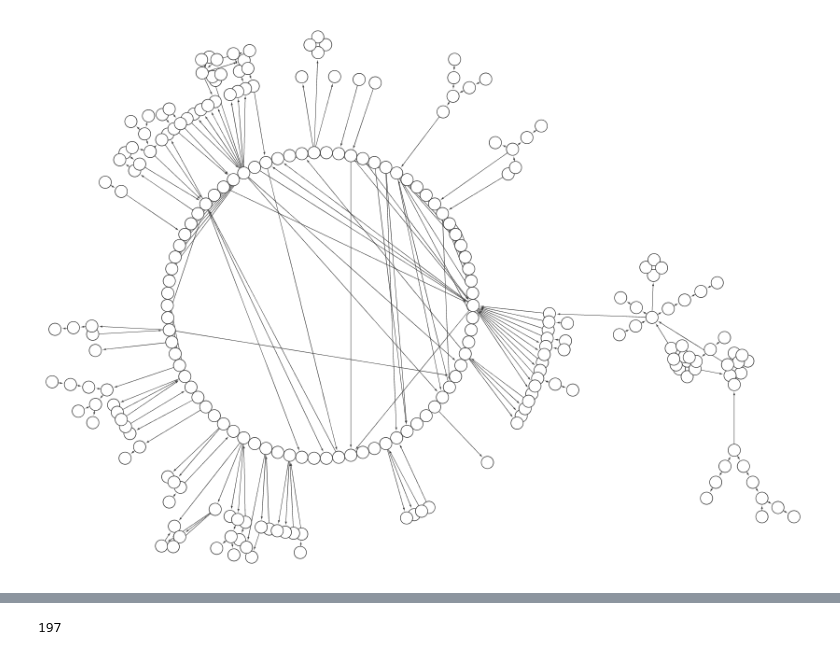
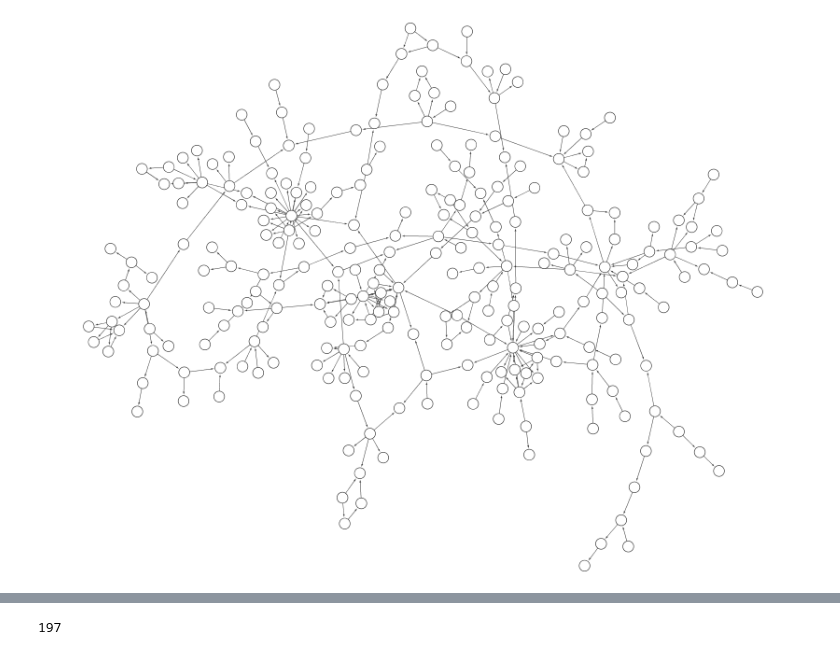
Before and after one commit to idekerlab/vizbi-2015, a Jupyter notebook: tutorials/Lesson_2_Graph_Libraries.ipynb, the cells around one changed output, grey strips where cells are left out. Drawn from its saved outputs; the diff is of its cells as text; code cells hidden in the pictures.

```diff
--- a/tutorials/Lesson_2_Graph_Libraries.ipynb
+++ b/tutorials/Lesson_2_Graph_Libraries.ipynb
@@ -92,13 +102,18 @@ HEADERS = {'Content-Type': 'application/json'}
 # %%
 # Create dictionary object from JSON file
 f = open('data/yeast.json', 'r')
 cyjs_network = json.load(f)
 
 # Set network name
 cyjs_network['data']['name'] = 'Yeast Sample 1'
 
 res = requests.post(BASE + 'networks', data=json.dumps(cyjs_network), headers=HEADERS)
 new_suid = res.json()['networkSUID']
+
+# Apply style and layout
+requests.get(BASE + 'apply/layouts/force-directed/' + str(new_suid))
+requests.get(BASE + 'apply/styles/Directed/' + str(new_suid))
+
 Image(BASE+'networks/' + str(new_suid) + '/views/first.png')
 # %% [output]
-[figure, old version]
+[figure, new version]
```
Also changed, not shown: parts of 25 cells of this notebook, 5 other files.
